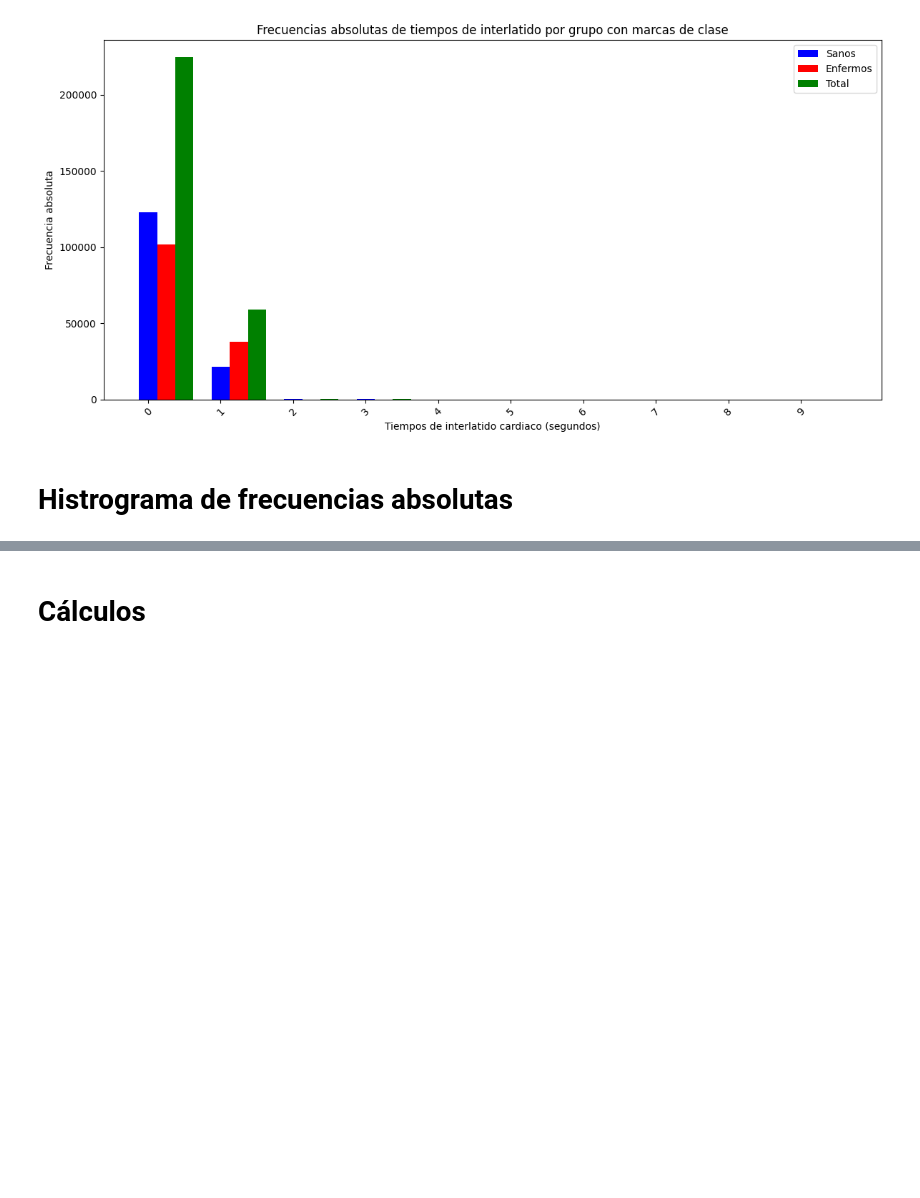
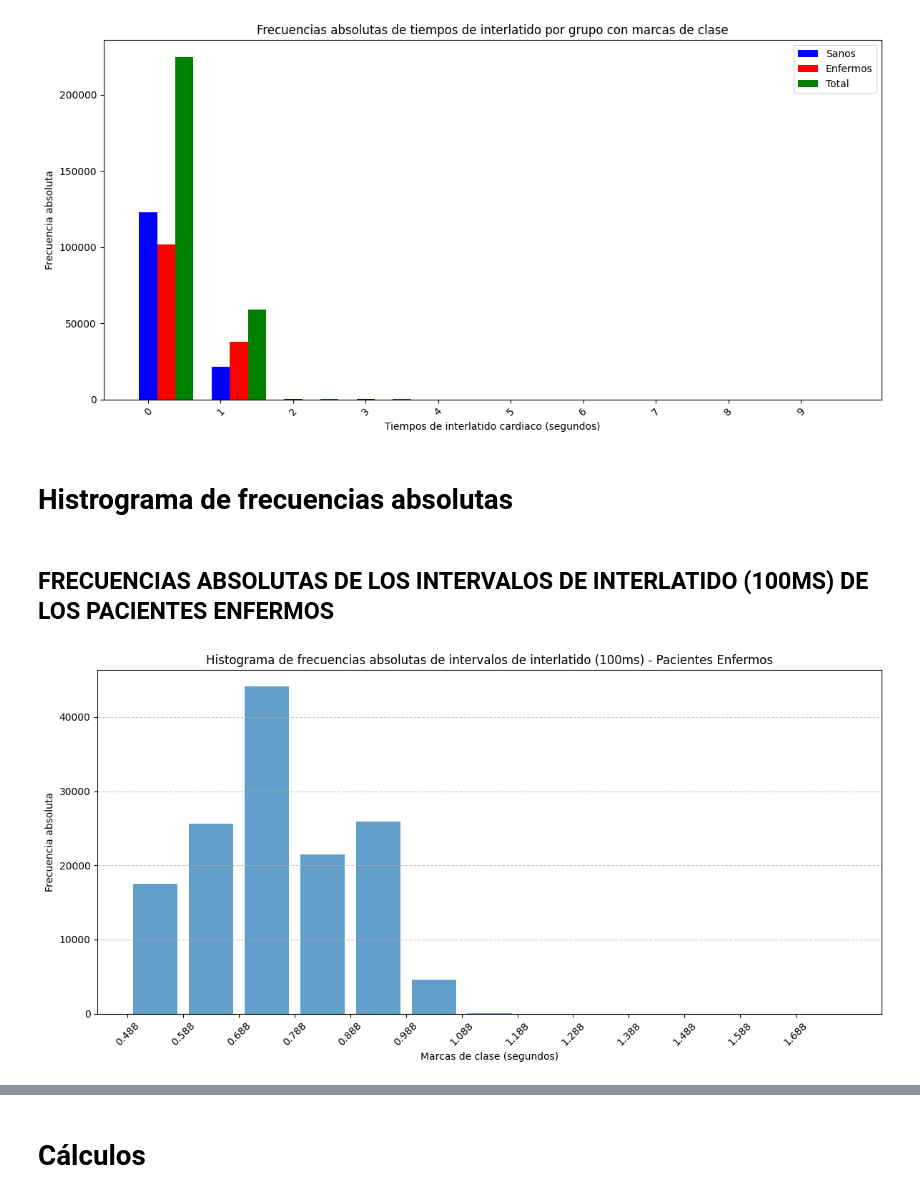
Before and after one commit to ThonnyRG/pacientes_enfermos_y_sanos_analisis, a Jupyter notebook: DATOS_BIOESTADÍSTICOS.ipynb, the cells around one changed output, grey strips where cells are left out. Saved outputs shown, nothing was run; the diff lists cells and outputs as text; code cells hidden in the pictures; blank space fills up the shorter version.

```diff
--- a/DATOS_BIOESTADÍSTICOS.ipynb
+++ b/DATOS_BIOESTADÍSTICOS.ipynb
@@ -660,3 +660,30 @@ Tabla de frecuencias absolutas de tiempos de interlatido por grupo con marcas de
 [figure]
 # %% [markdown]
 # Histrograma de frecuencias absolutas
+# %% [markdown]
+## FRECUENCIAS ABSOLUTAS DE LOS INTERVALOS DE INTERLATIDO (100MS) DE LOS PACIENTES ENFERMOS
+# %%
+# Definir intervalos de clase basados en los datos reales (100ms)
+intervalos = pd.interval_range(start=df_enfermos['Tiempos de interlatido'].min(),
+                               end=df_enfermos['Tiempos de interlatido'].max(),
+                               freq=0.1)
+
+# Calcular las frecuencias absolutas para pacientes enfermos usando los mismos intervalos
+frecuencias_absolutas_enfermos = pd.cut(df_enfermos['Tiempos de interlatido'], bins=intervalos).value_counts().sort_index()
+
+# Obtener marcas de clase y límites de clase
+marcas_clase = [(interval.left + interval.right) / 2 for interval in intervalos]
+limites_clase = [interval.left for interval in intervalos]
+
+# Graficar el histograma de frecuencias absolutas
+plt.figure(figsize=(12, 6))
+plt.bar(marcas_clase, frecuencias_absolutas_enfermos.values, width=0.08, align='center', alpha=0.7)
+plt.xlabel('Marcas de clase (segundos)')
+plt.ylabel('Frecuencia absoluta')
+plt.title('Histograma de frecuencias absolutas de intervalos de interlatido (100ms) - Pacientes Enfermos')
+plt.xticks(limites_clase, rotation=45)
+plt.grid(axis='y', linestyle='--', alpha=0.7)
+plt.tight_layout()
+plt.show()
+# %% [output]
+[figure, added]
```
Also changed, not shown: parts of 22 cells of this notebook.
